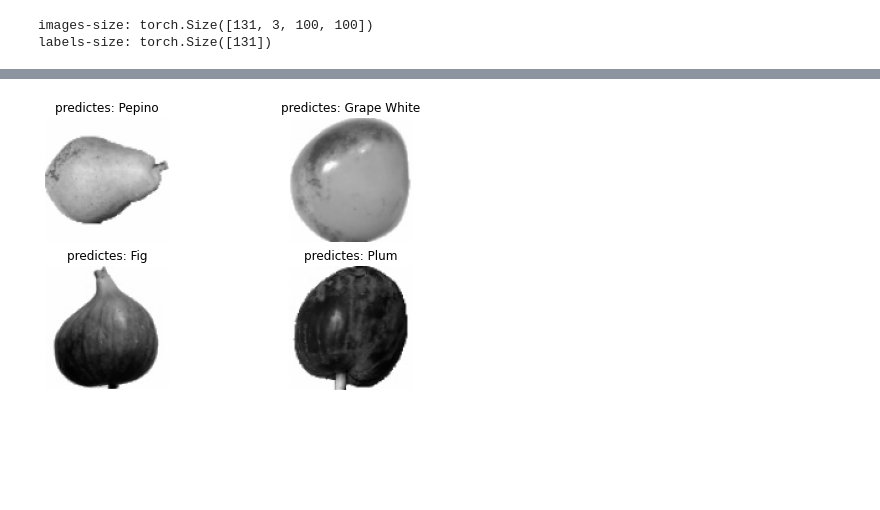
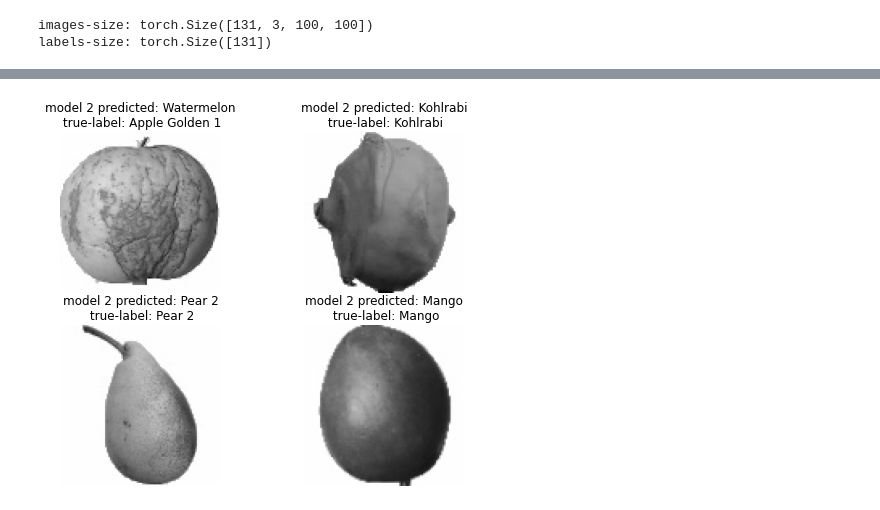
Before and after one commit to hadar424/Final_Project_In_Course_896874, a Jupyter notebook: final_project.ipynb, the cells around one changed output, grey strips where cells are left out. Drawn from its saved outputs; the diff is of its cells as text; code cells hidden in the pictures; blank space fills up the shorter version.

```diff
--- a/final_project.ipynb
+++ b/final_project.ipynb
@@ -133,7 +136,7 @@ plt.legend(loc='best')
 # %%
-def visualize_model(model, num_images, test_dataloader, test_dataset):
+def visualize_model(model_num, model, num_images, test_dataloader, test_dataset):
     images_so_far = 0
-    fig = plt.figure(figsize=(8, 5))
+    fig = plt.figure(figsize=(8, 6.5))
     for i, data in enumerate(test_dataloader):
         inputs, labels = data
         inputs, labels = inputs.cuda(), labels.cuda()
@@ -145,7 +148,7 @@ def visualize_model(model, num_images, test_dataloader, test_dataset):
             images_so_far += 1
             ax = plt.subplot(2, num_images//2, images_so_far)
             ax.axis('off')
-            ax.set_title('predictes: {}'.format(test_dataset.classes[preds[j]]))
+            ax.set_title('model {} predicted: {}{} true-label: {}'.format(model_num,test_dataset.classes[preds[j]],'\n', test_dataset.classes[labels[j]]))
             inputs = inputs.cpu()
             image = inputs[j].squeeze().permute(1,2,0)
             plt.imshow(image)
@@ -213,7 +219,8 @@ plt.legend(loc='best')
 # %%
 plt.ion()
-visualize_model(model2, 4, test_dataloader2, test_dataset2)
+visualize_model(2, model2, 4, test_dataloader2, test_dataset2)
 plt.ioff()
+# predictions of model 2
 # %% [output]
-[figure, old version]
+[figure, new version]
 # %%
```
Also changed, not shown: parts of 16 cells of this notebook.
